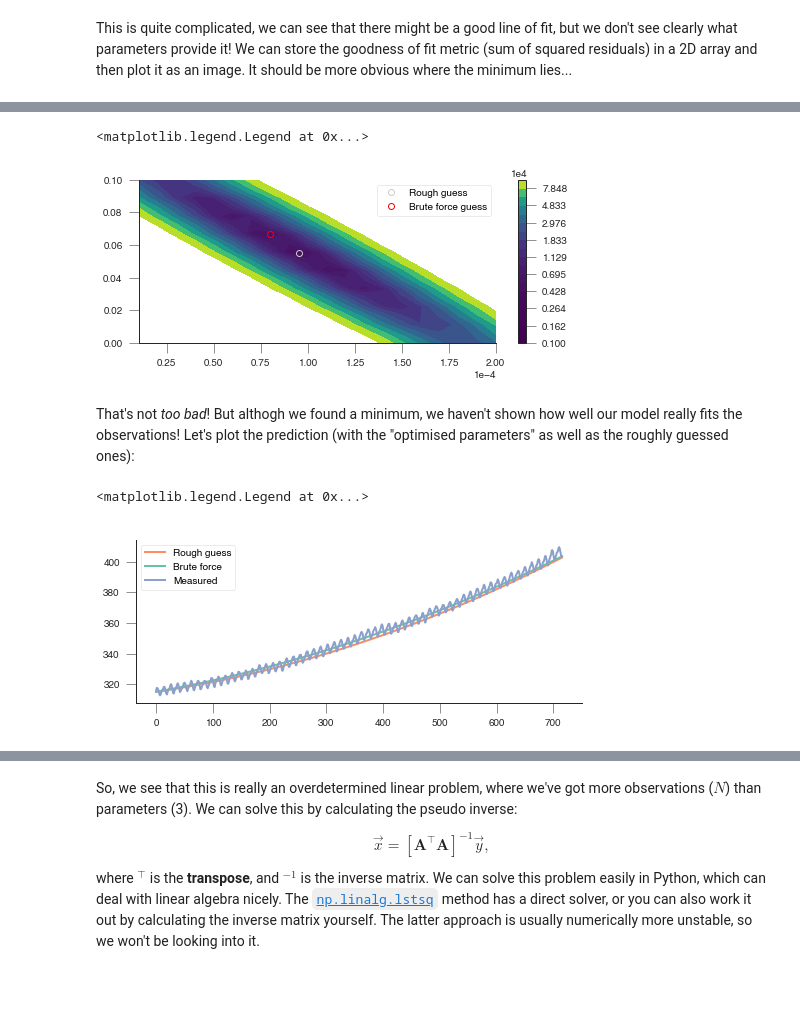
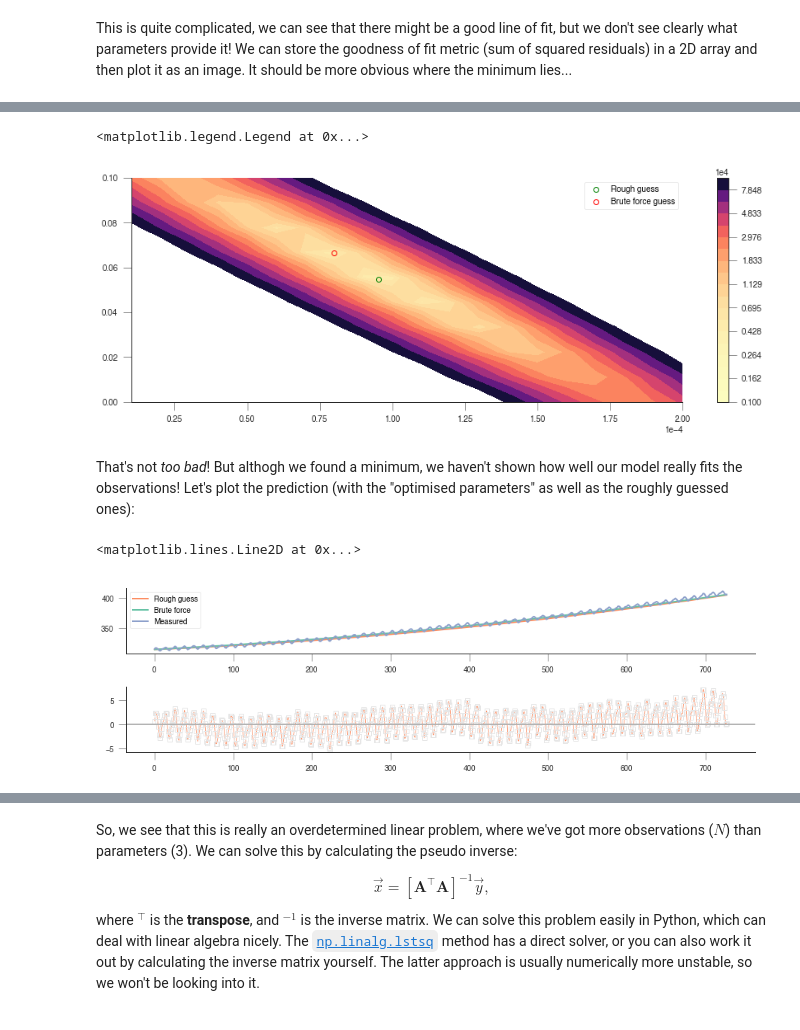
Before and after one commit to jgomezdans/mauna_loa, a Jupyter notebook: MaunaLoa.ipynb, the cells around one changed output, grey strips where cells are left out. Cells and saved outputs as stored; diff of their text form; code cells hidden in the pictures; blank space fills up the shorter version.

```diff
--- a/MaunaLoa.ipynb
+++ b/MaunaLoa.ipynb
@@ -149,9 +186,9 @@ $$
 
 In this case, it is a bit harder to eyeball what good starting parameters for $\left[a_0, a_1, a_2\right]$ would be. A strategy for this would be to consider what a good fit would look like, and then use this to define a metric of good fit. A good fit would basically overlap the measurements, being indistinguishable from them. The *residual* is the difference between the measurement and the model. In this case, it can be positive or negative (whether the model over- or undershoots the observations), but by squaring the residual we get rid of the sign. Then we can add up all the squared residuals, and the best fit will be the one that has the lowest sum of squares. This is in essence the [method of least squares](https://en.wikipedia.org/wiki/Least_squares). Let's see how this works *intuitevely*: we'll loop over the parameters and plot the different predicted concentrations... First we need our model function...
 # %%
-def quadratic_model(p, x):
+def quadratic_model(p, t):
     a0, a1, a2 = p
-    return a0*x**2 + a1*x + a2
+    return a0 * t**2 + a1 * t + a2
 # %% [markdown]
 We can get a feeling of what the parameters might be just by eyeballing reading up some points from the graph, and then solving the system manually:
 
@@ -192,7 +229,7 @@ This is quite complicated, we can see that there might be a good line of fit, bu
 # Define a 2D array for the sum of squares (sos)
 sos = np.zeros((10, 20))
 # the time axis redefined again, in case it got confused with something else
-x = np.arange(716)
+x = np.arange(n_times)
 
 # first loop is over a0, 20 steps between 1e-5 and 20e-5
 for ii, a0 in enumerate(np.linspace(1e-5, 20e-5, 20)):
@@ -200,22 +237,24 @@ for ii, a0 in enumerate(np.linspace(1e-5, 20e-5, 20)):
     for jj, a1 in enumerate(np.linspace(1e-2, 10e-2, 10)):
         # for the current values of a0 and a1, calculate the residual
         residual = quadratic_model([a0, a1, a2], x) - co2.interpolated
-        sq_residual = residual*residual
+        sq_residual = residual * residual
         sum_of_residuals = sq_residual.sum()
         # Store the sum_of_residuals into our array
-        sos[jj, ii] = np.sum((quadratic_model([a0, a1, a2], x) - co2.interpolated)**2)
+        sos[jj, ii] = np.sum(
+            (quadratic_model([a0, a1, a2], x) - co2.interpolated)**2)
+
 # Plotting!
-plt.figure(figsize=(8,3))
+plt.figure(figsize=(15, 5))
 # Set up the x and y axis for the plot
 yy = np.linspace(1e-5, 20e-5, 20)
 xx = np.linspace(1e-5, 10e-2, 10)
 # Do a contour plot. The logspace bit basically defines the location
 # of 20 contour lines
-c = plt.contourf(yy, xx, sos, np.logspace(3,5,20))
+c = plt.contourf(yy, xx, sos, np.logspace(3, 5, 20), cmap=plt.cm.magma_r)
 # Colorbar
 plt.colorbar()
 # Now, just plot the rough guess of a0 and a1 into this plot
-# We want to plot an empty circle with a white edge
-plt.plot(9.51242659e-05, 5.47960536e-02, 'o', mfc="None", mec="w")
+# We want to plot an empty circle with a green edge
+plt.plot(9.51242659e-05, 5.47960536e-02, 'o', mfc="None", mec="g")
 # %% [output]
 [<matplotlib.lines.Line2D at 0x...>]
@@ -236,36 +281,54 @@ We can plot now the cost function, as well as our first rough guess and the fina
 # %%
 # Plotting!
-plt.figure(figsize=(8, 3))
+plt.figure(figsize=(15, 5))
 # Set up the x and y axis for the plot
 yy = np.linspace(1e-5, 20e-5, 20)
 xx = np.linspace(1e-5, 10e-2, 10)
 # Do a contour plot. The logspace bit basically defines the location
 # of 20 contour lines
-c = plt.contourf(yy, xx, sos, np.logspace(3, 5, 20))
+c = plt.contourf(yy, xx, sos, np.logspace(3, 5, 20), cmap=plt.cm.magma_r)
 # Colorbar
 plt.colorbar()
 # Now, just plot the rough guess of a0 and a1 into this plot
-# We want to plot an empty circle with a white edge
-plt.plot(9.51242659e-05, 5.47960536e-02, 'o', mfc="None",
-         mec="0.8", label="Rough guess")
+# We want to plot an empty circle with a green edge
+plt.plot(
+    9.51242659e-05,
+    5.47960536e-02,
+    'o',
+    mfc="None",
+    mec="g",
+    label="Rough guess")
 plt.plot(yy_opt, xx_opt, 'o', mfc="None", mec="r", label="Brute force guess")
 plt.legend(loc="best")
 # %% [output]
 <matplotlib.legend.Legend at 0x...>
-[figure, old version]
+[figure, new version]
 # %% [markdown]
 That's not *too bad*! But althogh we found a minimum, we haven't shown how well our model really fits the observations! Let's plot the prediction (with the "optimised parameters" as well as the roughly guessed ones):
 # %%
-plt.figure(figsize=(8, 3))
+fig, axs = plt.subplots(nrows=2, ncols=1, figsize=(15, 4))
 
 a2 = 315.
-plt.plot(x, quadratic_model([9.51242659e-05, 5.47960536e-02, a2], x),
-         '-', label="Rough guess")
-plt.plot(x, quadratic_model([yy_opt, xx_opt, a2], x), '-', label="Brute force")
+axs[0].plot(
+    x,
+    quadratic_model([9.51242659e-05, 5.47960536e-02, a2], x),
+    '-',
+    label="Rough guess")
+axs[0].plot(
+    x, quadratic_model([yy_opt, xx_opt, a2], x), '-', label="Brute force")
 
-plt.plot(x, co2.interpolated, '-', label="Measured")
-plt.legend(loc="best")
+axs[0].plot(x, co2.interpolated, '-', label="Measured")
+axs[0].legend(loc="best")
+
+axs[1].plot(
+    x,
+    co2.interpolated - quadratic_model([yy_opt, xx_opt, a2], x),
+    's-',
+    lw=0.8,
+    mfc="none",
+    mec="0.9")
+axs[1].axhline(0, color="0.7")
 # %% [output]
-<matplotlib.legend.Legend at 0x...>
+<matplotlib.lines.Line2D at 0x...>
-[figure, old version]
+[figure, new version]
 # %% [markdown]
```
Also changed, not shown: parts of 29 cells of this notebook, 2 other files.
